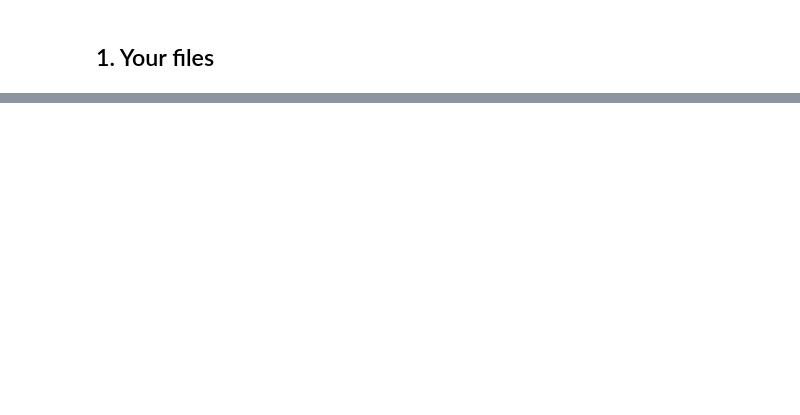
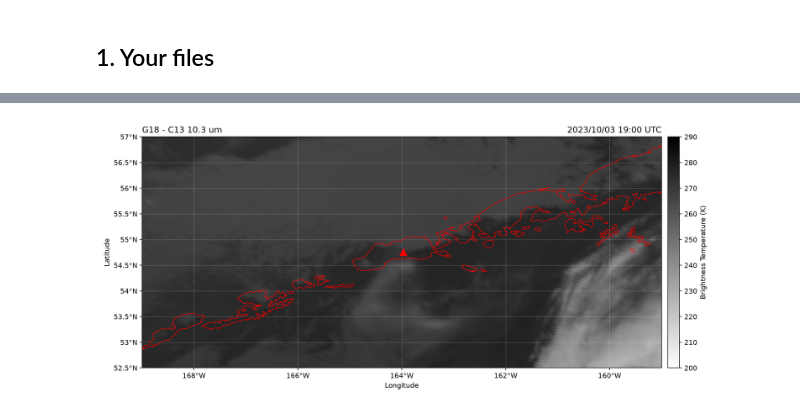
Before and after one commit to rmsm95/GOES-VIIRS-Imagery-Guide, a Jupyter notebook: notebooks/01_full_disk_band.ipynb, the cells around one changed output, grey strips where cells are left out. Drawn from its saved outputs; the diff is of its cells as text; code cells hidden in the pictures; blank space fills up the shorter version.

```diff
--- a/notebooks/01_full_disk_band.ipynb
+++ b/notebooks/01_full_disk_band.ipynb
@@ -254,0 +196,19 @@ else:
+# %%
+if BOX is None:
+    print("No box set -- the whole scan is above.")
+else:
+    lon_min, lon_max, lat_min, lat_max = BOX
+    sub = gt.read_subset(paths["C13"], lon_min, lon_max, lat_min, lat_max,
+                         quantity="bt")
+    print(sub)
+
+    fig, ax = figure_for(lon_min, lon_max, lat_min, lat_max)
+    lon, lat, bt = gt.clean_mesh(sub.lon_corners, sub.lat_corners, sub.bt)
+    mesh = ax.pcolormesh(lon, lat, bt, cmap=CMAP, vmin=VMIN, vmax=VMAX, zorder=0)
+    decorate(ax, lon_min, lon_max, lat_min, lat_max,
+             "G18 - C13 10.3 um", sub.time)
+    cb = fig.colorbar(mesh, ax=ax, pad=0.01)
+    cb.set_label(CBAR_LABEL)
+    fig.tight_layout(); fig.savefig(OUT_BOX, dpi=DPI); plt.close(fig)
+    display(Image(filename=str(OUT_BOX)))
+# %% [output]
@@ -254,0 +216 @@ else:
+[figure, added]
```
Also changed, not shown: parts of 21 cells of this notebook, 29 other files.
